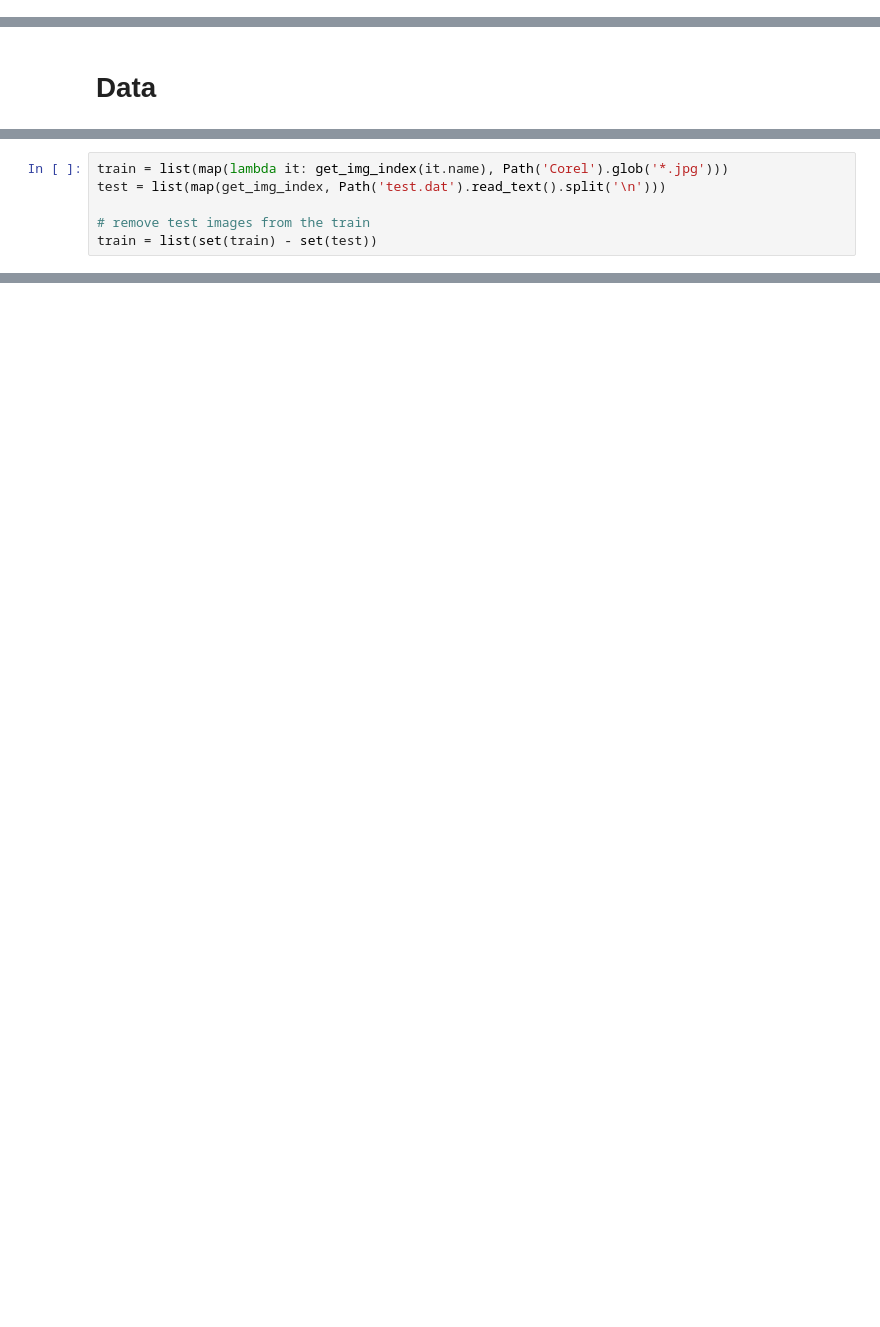
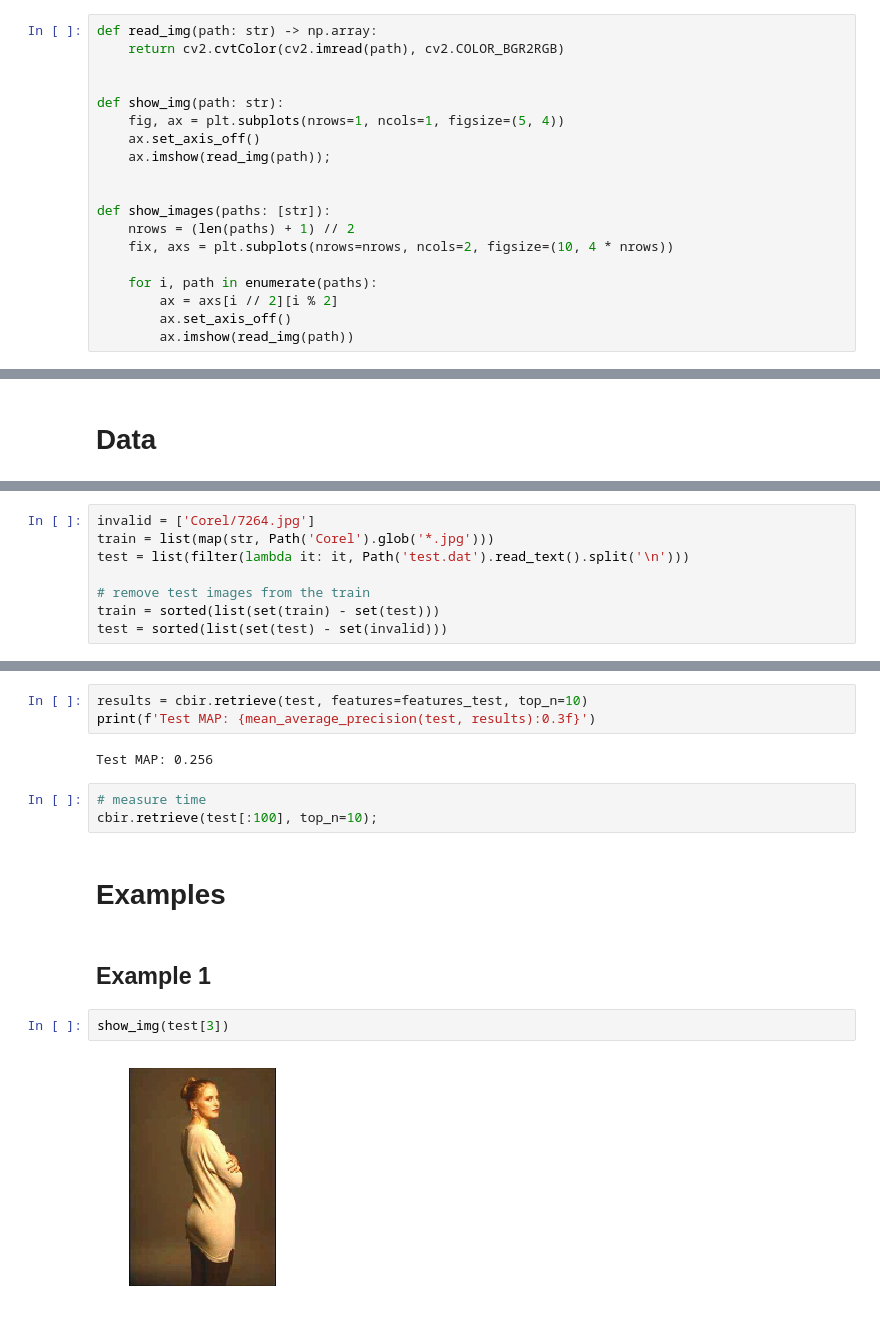
Before and after one commit to rebryk/spbau-image-processing, a Jupyter notebook: task04/task04.ipynb, the cells around one changed output, grey strips where cells are left out. Cells and saved outputs as stored; diff of their text form; blank space fills up the shorter version.

```diff
--- a/task04/task04.ipynb
+++ b/task04/task04.ipynb
@@ -58,0 +73,19 @@ def get_img_by_index(index: int) -> np.array:
+# %%
+def read_img(path: str) -> np.array:
+    return cv2.cvtColor(cv2.imread(path), cv2.COLOR_BGR2RGB)
+
+
+def show_img(path: str):
+    fig, ax = plt.subplots(nrows=1, ncols=1, figsize=(5, 4))
+    ax.set_axis_off()
+    ax.imshow(read_img(path));
+
+
+def show_images(paths: [str]):
+    nrows = (len(paths) + 1) // 2
+    fix, axs = plt.subplots(nrows=nrows, ncols=2, figsize=(10, 4 * nrows))
+
+    for i, path in enumerate(paths):
+        ax = axs[i // 2][i % 2]
+        ax.set_axis_off()
+        ax.imshow(read_img(path))
@@ -61,6 +187,8 @@ def get_img_by_index(index: int) -> np.array:
 # %%
-train = list(map(lambda it: get_img_index(it.name), Path('Corel').glob('*.jpg')))
-test = list(map(get_img_index, Path('test.dat').read_text().split('\n')))
+invalid = ['Corel/7264.jpg']
+train = list(map(str, Path('Corel').glob('*.jpg')))
+test = list(filter(lambda it: it, Path('test.dat').read_text().split('\n')))
 
 # remove test images from the train
-train = list(set(train) - set(test))
+train = sorted(list(set(train) - set(test)))
+test = sorted(list(set(test) - set(invalid)))
@@ -66,0 +211,16 @@ train = list(set(train) - set(test))
+# %%
+results = cbir.retrieve(test, features=features_test, top_n=10)
+print(f'Test MAP: {mean_average_precision(test, results):0.3f}')
+# %% [output]
+Test MAP: 0.256
+# %%
+# measure time
+cbir.retrieve(test[:100], top_n=10);
+# %% [markdown]
+# Examples
+# %% [markdown]
+## Example 1
+# %%
+show_img(test[3])
+# %% [output]
+[figure, added]
```
Also changed, not shown: parts of 27 cells of this notebook, 1 other file.
